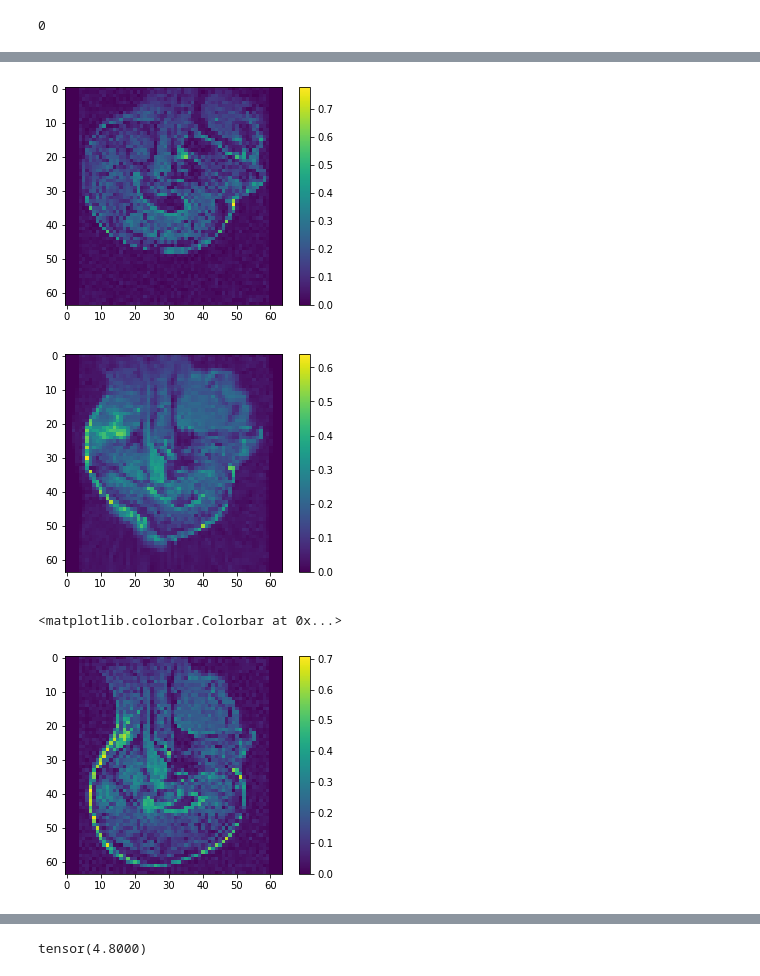
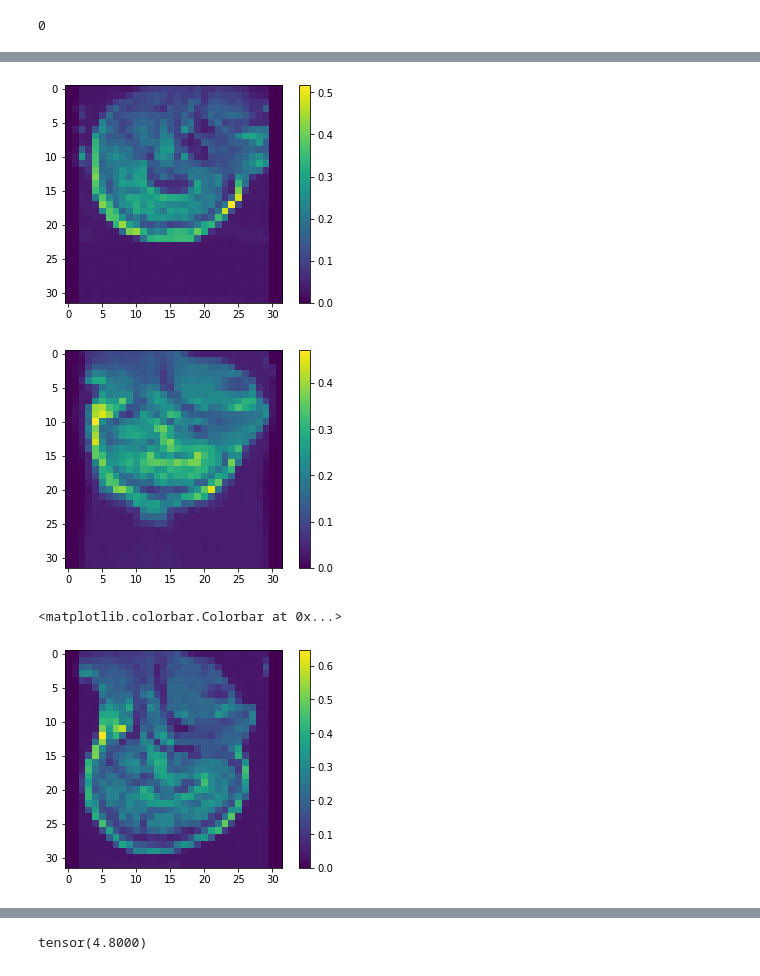
Before and after one commit to HastingsGreer/2d-registration, a Jupyter notebook: notebook/Registration-NN-nosolver-Brains.ipynb, the cells around one changed output, grey strips where cells are left out. Drawn from its saved outputs; the diff is of its cells as text; code cells hidden in the pictures.

```diff
--- a/notebook/Registration-NN-nosolver-Brains.ipynb
+++ b/notebook/Registration-NN-nosolver-Brains.ipynb
@@ -28,4 +28,4 @@ Will read from /playpen-raid1/tgreer/anaconda3/envs/mermaid4/lib/python3.7/site-
 Will read from /playpen-raid1/tgreer/anaconda3/envs/mermaid4/lib/python3.7/site-packages/mermaid/../mermaid_settings/respro_settings_comments.json
 WARNING: nn_interpolation could not be imported (only supported in CUDA at the moment). Some functionality may not be available.
 # %%
-smolbrains = [b[::4, ::4, ::4].copy() for b in brains]
+smolbrains = [F.avg_pool3d(torch.tensor([b]), 8) for b in brains]
@@ -304,12 +262,13 @@ MermaidNet(
 )
 # %%
 def make_batch():
-    image = np.array([random.choice(brains)[::4, ::4, ::4] for _ in range(BATCH_SIZE)])
-    image = image.reshape(BATCH_SIZE, 1, 32, 64, 64)
+    image = torch.cat([random.choice(smolbrains) for _ in range(BATCH_SIZE)])
+    image = image.reshape(BATCH_SIZE, 1, 16, 32, 32)
     image = torch.tensor(image).cuda()
     return image
-for _ in range(10):
 
+import torch.autograd.profiler as profiler
+for _ in range(100000):
     moving_image = make_batch()
     fixed_image = make_batch()
     optimizer.zero_grad()
@@ -317,5 +276,6 @@ for _ in range(10):
     loss = net.all_loss
 
     loss.backward()
+
     optimizer.step()
 # %% [output]
@@ -332,18 +300,18 @@ for _ in range(10):
 # %%
-N += 1
-plt.imshow(moving_image[N, 0, 16].cpu())
+N +=1
+plt.imshow(moving_image[N, 0, 8].cpu())
 plt.colorbar()
 plt.show()
-plt.imshow(net.warped_fixed_image[N, 0, 16].detach().cpu())
+plt.imshow(net.warped_fixed_image[N, 0, 8].detach().cpu())
 plt.colorbar()
 plt.show()
-plt.imshow(fixed_image[N, 0, 16].cpu())
+plt.imshow(fixed_image[N, 0, 8].cpu())
 plt.colorbar()
 # %% [output]
-[figure, old version]
+[figure, new version]
-[figure, old version]
+[figure, new version]
 <matplotlib.colorbar.Colorbar at 0x...>
-[figure, old version]
+[figure, new version]
 # %%
 plt.imshow(moving_image[N, 0, :, :, 16].cpu())
 plt.colorbar()
```
Also changed, not shown: parts of 21 cells of this notebook, 5 other files.
